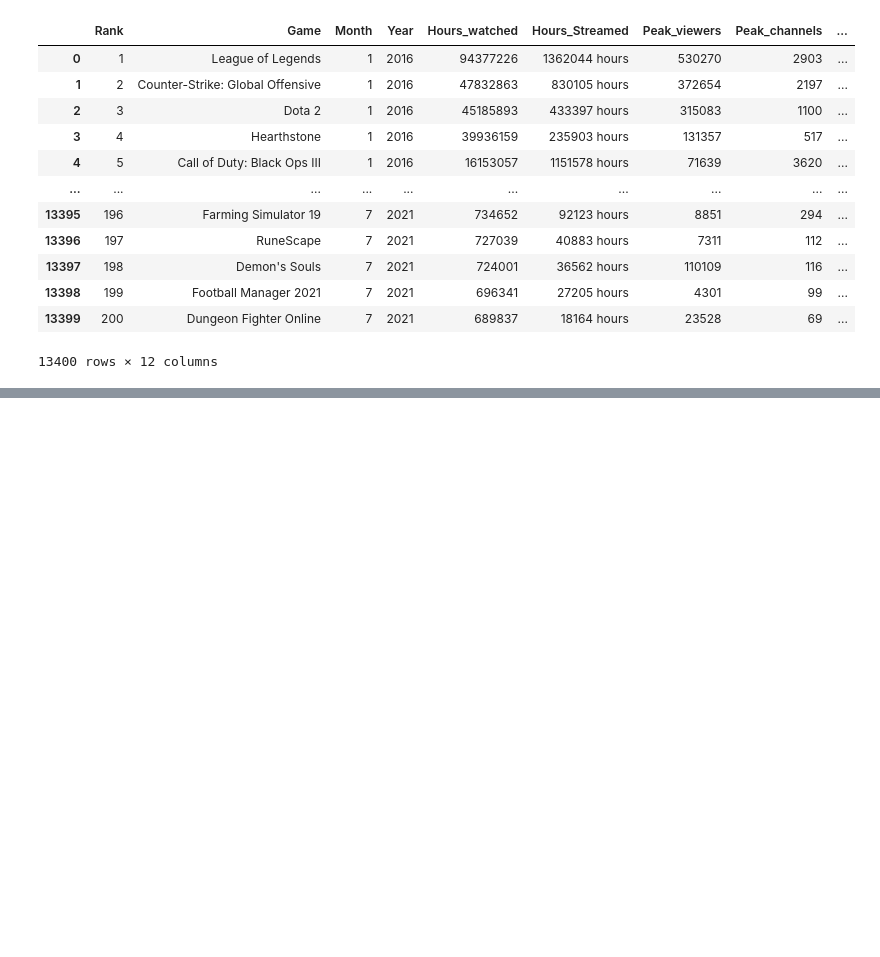
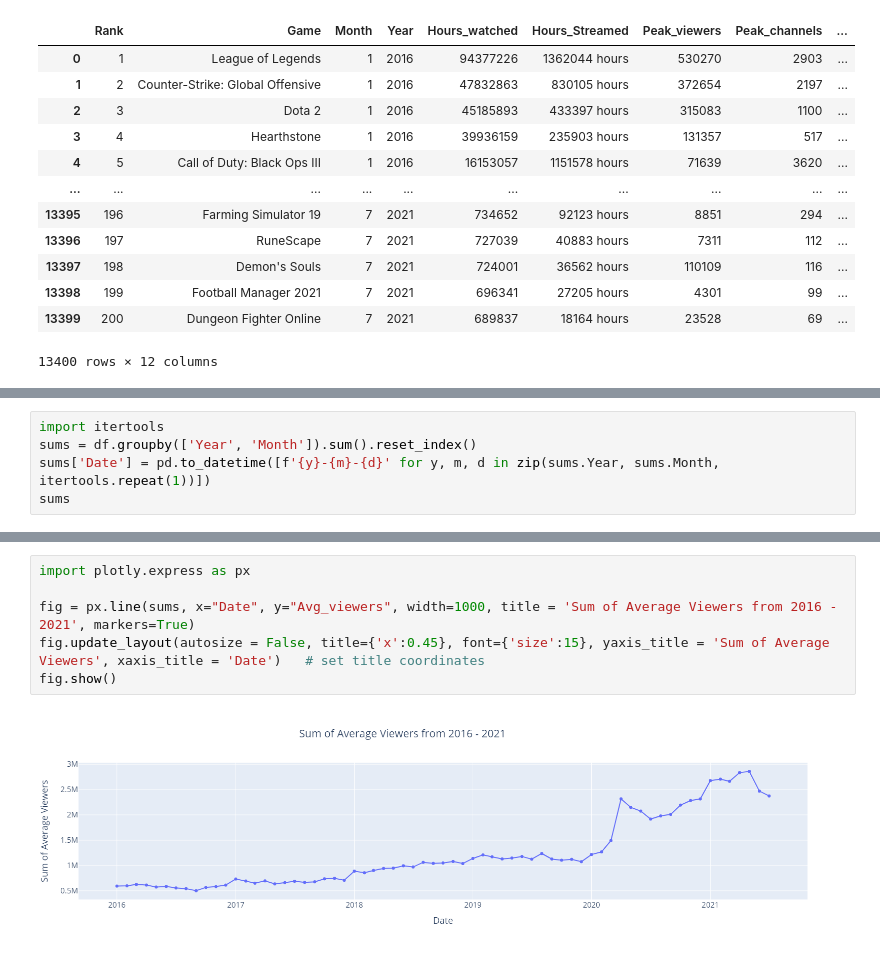
Before and after one commit to NB094/lighthouse-data-notes, a Jupyter notebook: Week_7/Day_5/Twitch.ipynb, the cells around one changed output, grey strips where cells are left out. Cells and saved outputs as stored; diff of their text form; blank space fills up the shorter version.

```diff
--- a/Week_7/Day_5/Twitch.ipynb
+++ b/Week_7/Day_5/Twitch.ipynb
@@ -20,0 +153,5 @@ df
+# %%
+import itertools
+sums = df.groupby(['Year', 'Month']).sum().reset_index()
+sums['Date'] = pd.to_datetime([f'{y}-{m}-{d}' for y, m, d in zip(sums.Year, sums.Month, itertools.repeat(1))])
+sums
@@ -20,0 +172,8 @@ df
+# %%
+import plotly.express as px
+
+fig = px.line(sums, x="Date", y="Avg_viewers", width=1000, title = 'Sum of Average Viewers from 2016 - 2021', markers=True)
+fig.update_layout(autosize = False, title={'x':0.45}, font={'size':15}, yaxis_title = 'Sum of Average Viewers', xaxis_title = 'Date')   # set title coordinates
+fig.show()
+# %% [output]
+[figure, added]
```
Also changed, not shown: parts of 12 cells of this notebook, 26 other files.
